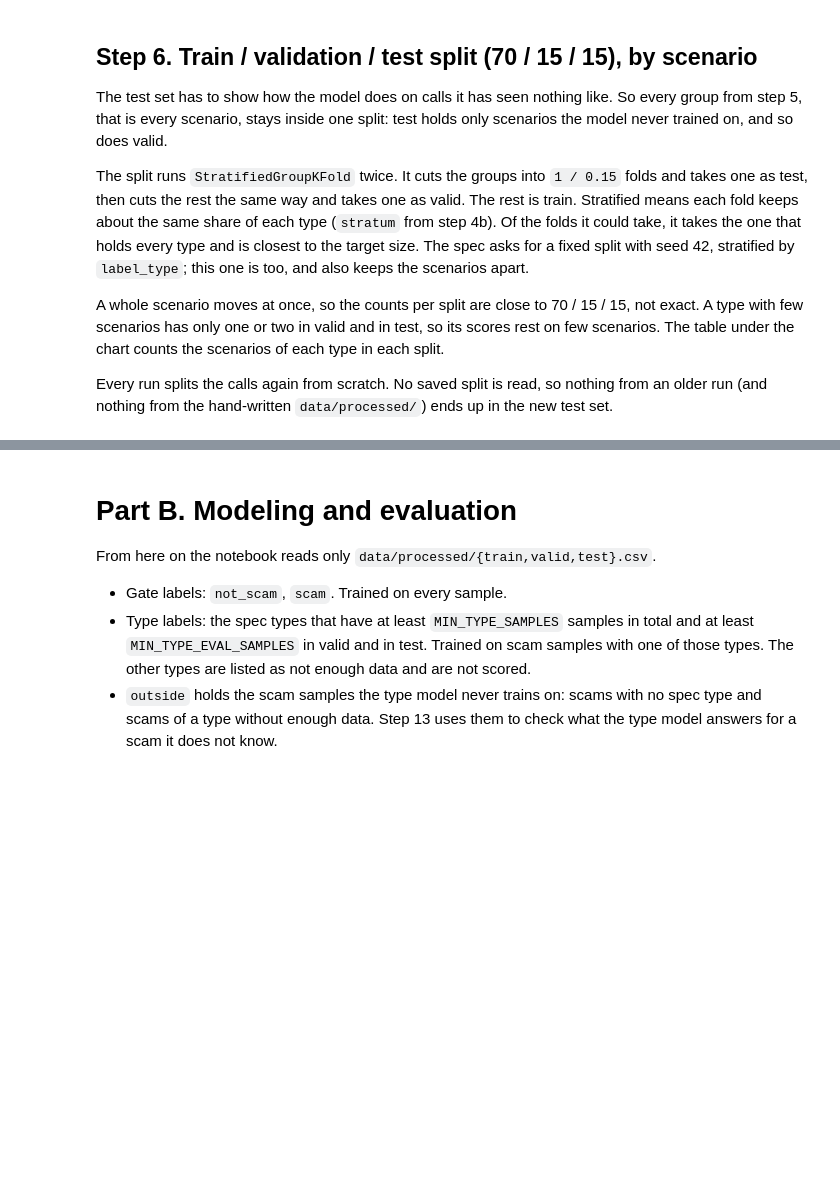
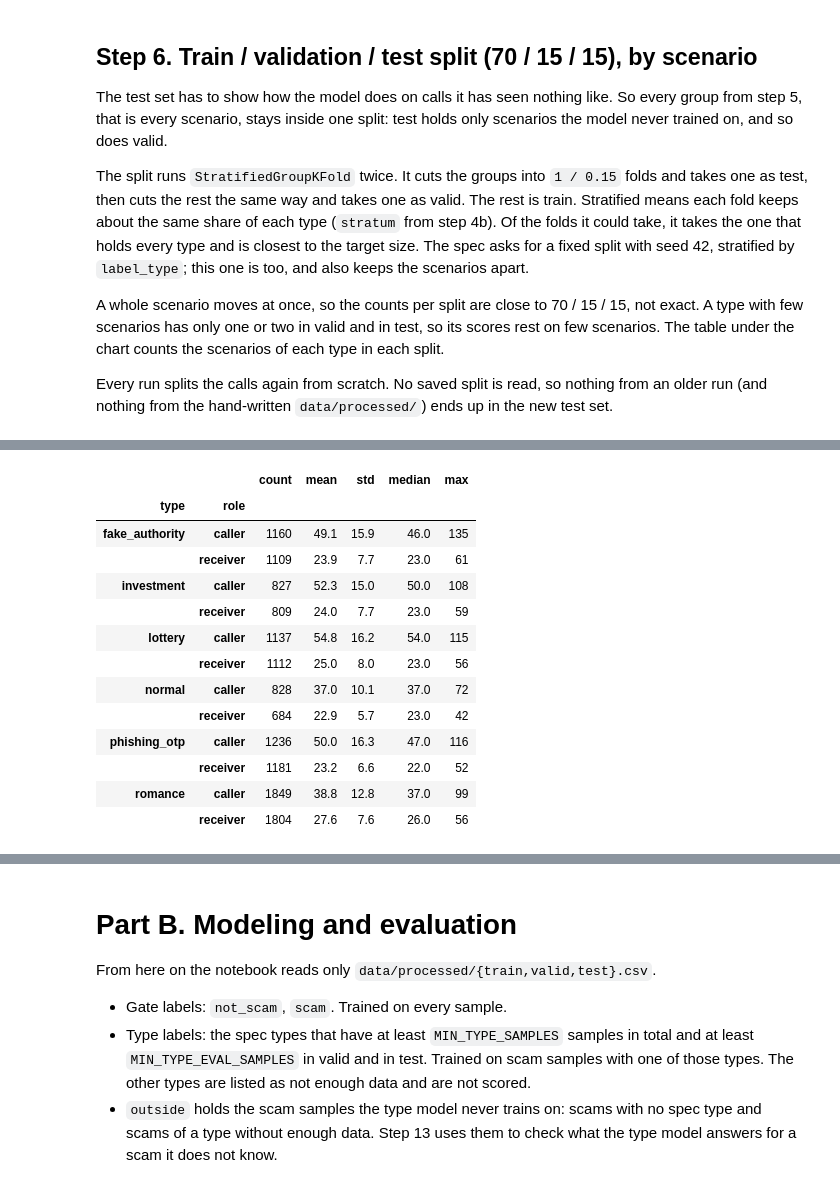
Before and after one commit to ZenithGeeks/Callas, a Jupyter notebook: notebooks/scam_classifier_phayathaibert.ipynb, the cells around one changed output, grey strips where cells are left out. Cells and saved outputs as stored; diff of their text form; code cells hidden in the pictures; blank space fills up the shorter version.

```diff
--- a/notebooks/scam_classifier_phayathaibert.ipynb
+++ b/notebooks/scam_classifier_phayathaibert.ipynb
@@ -1069,0 +1230,13 @@ romance            10      2     3
+# %%
+def call_so_far_rows(call) -> list[dict]:
+    """ROW_TEXT "call_so_far": each row holds every line up to the turn. When that is longer than
+    MAX_TOKENS, the oldest lines are cut; the turn's own line always stays."""
+    start = scam_start_of(call)
+    turns = call.speaker_turns
+    rows, first = [], 0
+    for i in range(len(turns)):
+        # A row only grows from one turn to the next, so the cut only moves forward.
+        while first < i and count_tokens(render(turns[first : i + 1])) > MAX_TOKENS:
+            first += 1
+        rows.append(make_row(call, i, first, start))
+    return rows
@@ -1069,0 +1313,61 @@ romance            10      2     3
+# %%
+call_of = df.set_index("call_id")
+kind_of = call_of["label_type"].where(call_of["label_scam"], "normal")
+rows["type"] = rows["call_id"].map(kind_of)
+rows["tokens"] = rows["text"].map(count_tokens)
+
+line_tokens = pd.DataFrame(
+    [
+        {"type": kind_of[c], "role": t["role"], "tokens": count_tokens(f"{t['speaker']}: {t['text']}")}
+        for c, turns in zip(df["call_id"], df["speaker_turns"], strict=True)
+        for t in turns
+    ]
+)
+print("tokens per line:")
+display(line_tokens.groupby(["type", "role"])["tokens"].agg(["count", "mean", "std", "median", "max"]).round(1))
+longest = line_tokens["tokens"].max()
+print(f"longest line: {longest} tokens, at most {MAX_TOKENS}")
+assert longest <= MAX_TOKENS, "a line is longer than part B reads"
+
+print("safe vs scam rows:")
+display(
+    rows.groupby(rows["label_scam"].map({True: "scam", False: "safe"}))["tokens"]
+    .agg(rows="size", mean_tokens="mean", max_tokens="max")
+    .round(1)
+    .rename_axis("label")
+)
+
+if ROW_TEXT == "call_so_far":
+    rows["tokens_before_cut"] = [
+        count_tokens(render(call_of.at[c, "speaker_turns"][: i + 1]))
+        for c, i in zip(rows["call_id"], rows["turn_index"], strict=True)
+    ]
+    by_type = rows.groupby("type")
+    print("tokens per row, before the cut:")
+    display(
+        by_type["tokens_before_cut"].agg(["count", "mean", "std", "median", "max"]).round(1)
+        .assign(**{f"% over {MAX_TOKENS}": by_type["tokens_before_cut"].apply(lambda s: (s > MAX_TOKENS).mean() * 100).round(1)})
+    )  # fmt: skip
+    print("rows that lost old lines:")
+    display(
+        pd.DataFrame(
+            {
+                "rows": by_type.size(),
+                "lost old lines": by_type["turns_dropped"].apply(lambda s: (s > 0).sum()),
+                "%": by_type["turns_dropped"].apply(lambda s: (s > 0).mean() * 100).round(1),
+                "lines cut (mean, when cut)": by_type["turns_dropped"].apply(lambda s: s[s > 0].mean()).round(1),
+                "lines cut (max)": by_type["turns_dropped"].max(),
+            }
+        )
+    )
+    cut_rows = rows[rows["turns_dropped"].between(2, 4)]
+    if len(cut_rows):
+        example = cut_rows.iloc[0]
+        turns = call_of.at[example["call_id"], "speaker_turns"][: example["turn_index"] + 1]
+        print(f"\n{example['call_id']}, row {example['turn_index']}: {example['tokens_before_cut']} tokens "
+              f"before the cut, {example['tokens']} after (at most {MAX_TOKENS})")  # fmt: skip
+        for i, t in enumerate(turns):
+            line = f"{t['speaker']}: {t['text']}"
+            mark = "cut    " if i < example["turns_dropped"] else ("current" if i == example["turn_index"] else "kept   ")
+            print(f"  [{i}] {mark} {count_tokens(line):4d} tokens | {line[:80]}")
+# %% [output]
@@ -1069,0 +1375,14 @@ romance            10      2     3
+|  |  | count | mean | std | median | max |
+| type | role |  |  |  |  |  |
+| fake_authority | caller | 1160 | 49.1 | 15.9 | 46.0 | 135 |
+|  | receiver | 1109 | 23.9 | 7.7 | 23.0 | 61 |
+| investment | caller | 827 | 52.3 | 15.0 | 50.0 | 108 |
+|  | receiver | 809 | 24.0 | 7.7 | 23.0 | 59 |
+| lottery | caller | 1137 | 54.8 | 16.2 | 54.0 | 115 |
+|  | receiver | 1112 | 25.0 | 8.0 | 23.0 | 56 |
+| normal | caller | 828 | 37.0 | 10.1 | 37.0 | 72 |
+|  | receiver | 684 | 22.9 | 5.7 | 23.0 | 42 |
+| phishing_otp | caller | 1236 | 50.0 | 16.3 | 47.0 | 116 |
+|  | receiver | 1181 | 23.2 | 6.6 | 22.0 | 52 |
+| romance | caller | 1849 | 38.8 | 12.8 | 37.0 | 99 |
+|  | receiver | 1804 | 27.6 | 7.6 | 26.0 | 56 |
```
Also changed, not shown: parts of 21 cells of this notebook, 1 other file.
